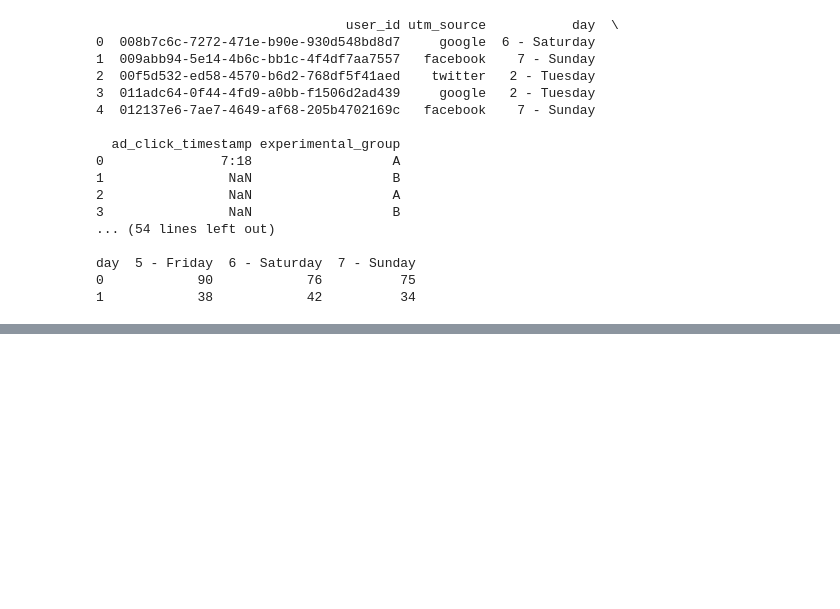
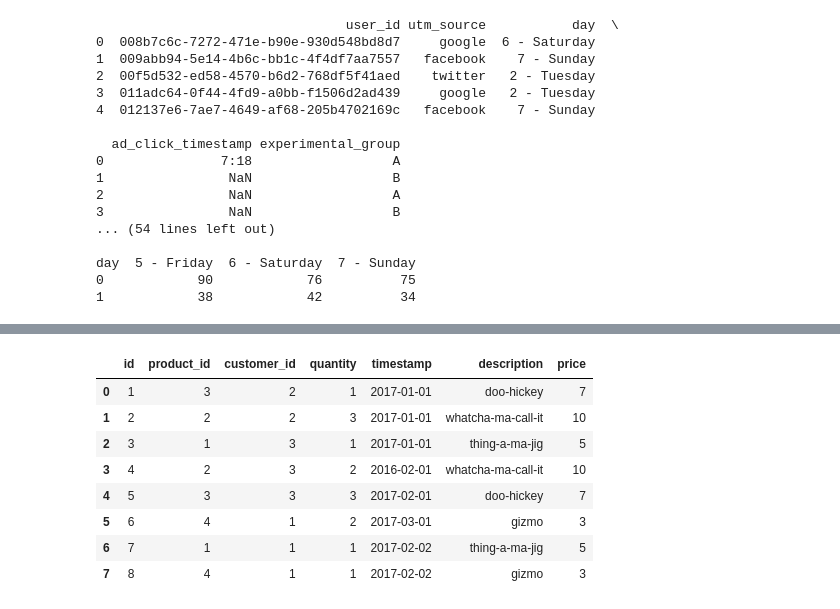
Before and after one commit to Jig3008/PandasAtoZ, a Jupyter notebook: AllAboutPandas.ipynb, the cells around one changed output, grey strips where cells are left out. Drawn from its saved outputs; the diff is of its cells as text; code cells hidden in the pictures; blank space fills up the shorter version.

```diff
--- a/AllAboutPandas.ipynb
+++ b/AllAboutPandas.ipynb
@@ -894,0 +1000,13 @@ day  5 - Friday  6 - Saturday  7 - Sunday
+# %%
+orders_products = pd.merge(orders_merge, products_merge.rename(columns={'id' : 'product_id'}))
+orders_products
+# %% [output]
+|  | id | product_id | customer_id | quantity | timestamp | description | price |
+| 0 | 1 | 3 | 2 | 1 | 2017-01-01 | doo-hickey | 7 |
+| 1 | 2 | 2 | 2 | 3 | 2017-01-01 | whatcha-ma-call-it | 10 |
+| 2 | 3 | 1 | 3 | 1 | 2017-01-01 | thing-a-ma-jig | 5 |
+| 3 | 4 | 2 | 3 | 2 | 2016-02-01 | whatcha-ma-call-it | 10 |
+| 4 | 5 | 3 | 3 | 3 | 2017-02-01 | doo-hickey | 7 |
+| 5 | 6 | 4 | 1 | 2 | 2017-03-01 | gizmo | 3 |
+| 6 | 7 | 1 | 1 | 1 | 2017-02-02 | thing-a-ma-jig | 5 |
+| 7 | 8 | 4 | 1 | 1 | 2017-02-02 | gizmo | 3 |
```
Also changed, not shown: parts of 10 cells of this notebook.
